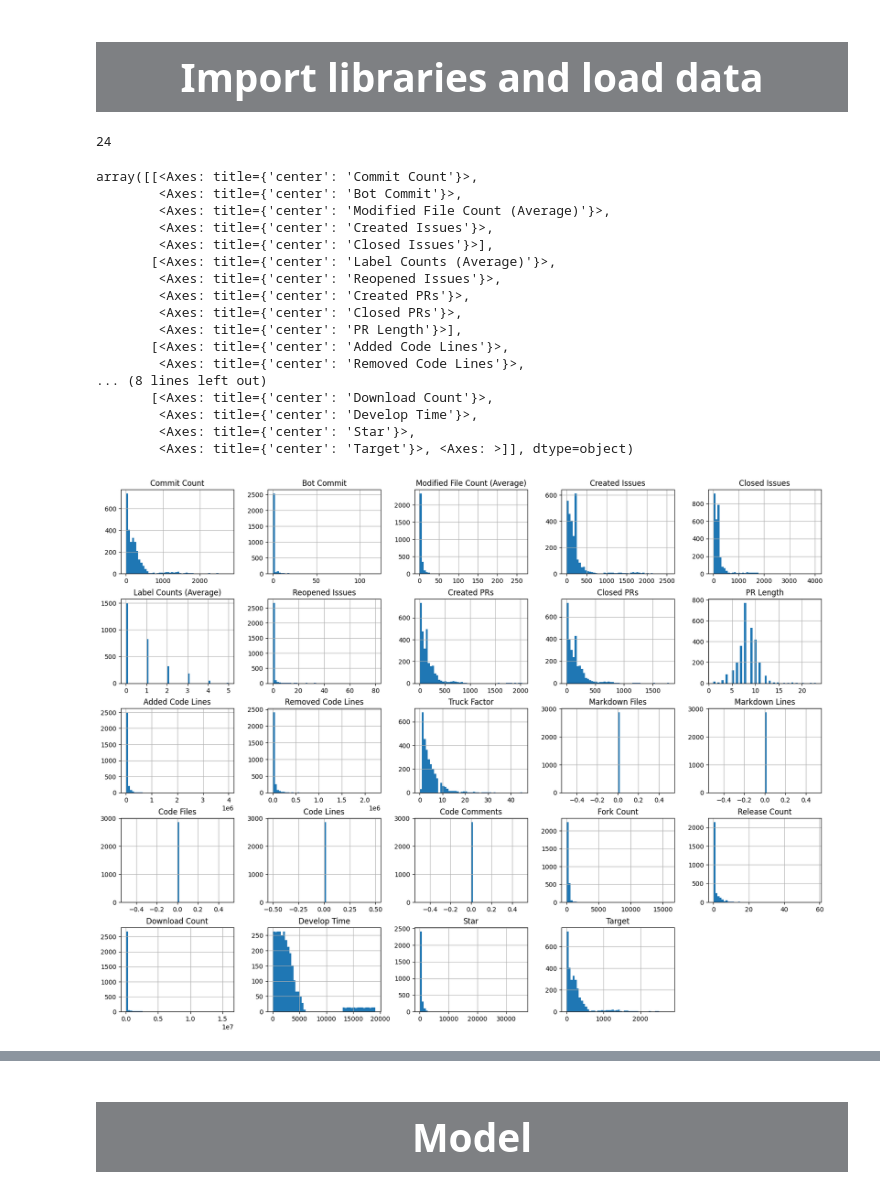
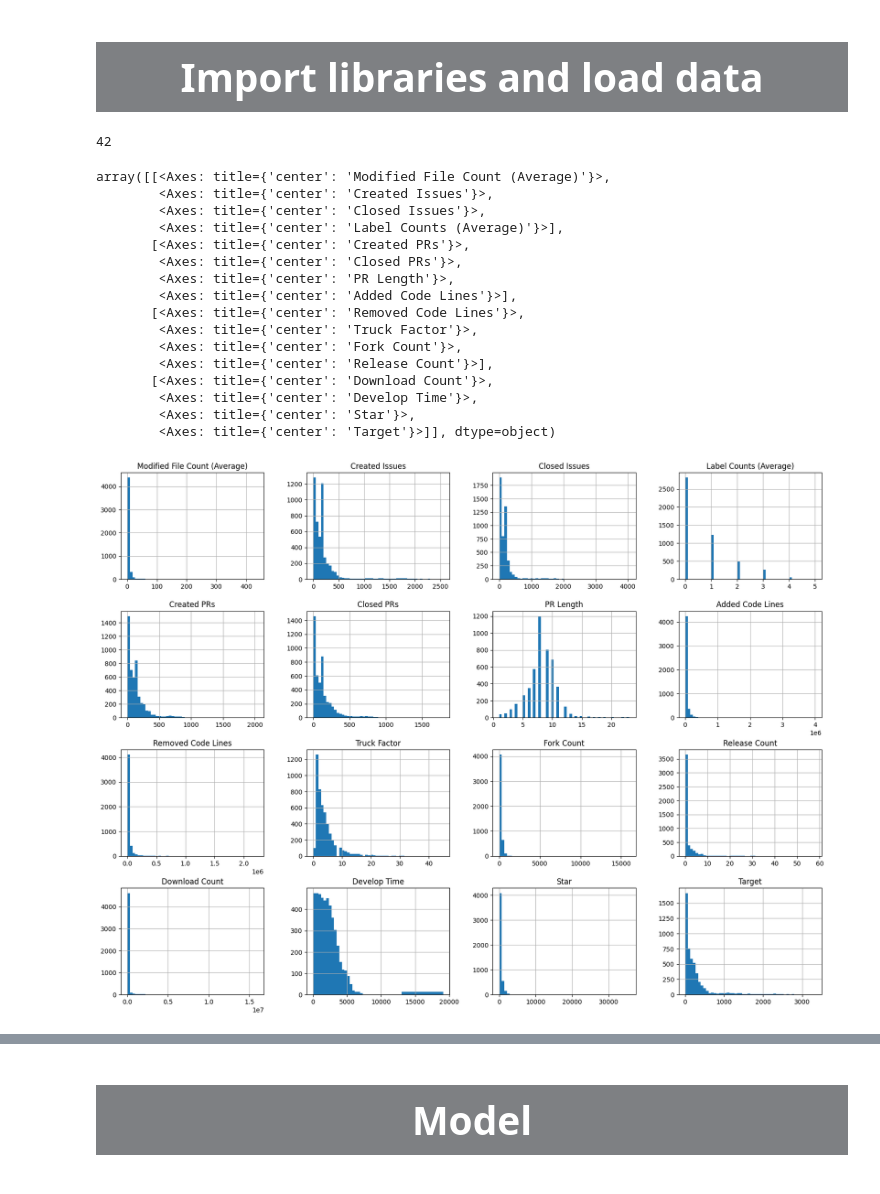
Before and after one commit to Alanxtl/forecast, a Jupyter notebook: src/model/ml.ipynb, the cells around one changed output, grey strips where cells are left out. Drawn from its saved outputs; the diff is of its cells as text; code cells hidden in the pictures.

```diff
--- a/src/model/ml.ipynb
+++ b/src/model/ml.ipynb
@@ -25,7 +29,7 @@ def count_files_in_directory(directory):
                 i += 1
 
                 # Shift the 'Commit Count' column up by one and assign it to 'target' column
-                df['Target'] = df['Commit Count'].shift(-1)
+                df['Target'] = df['Commit Count'].shift(-2)
                 df['Target'] = df['Target'].fillna(df['Commit Count'])
 
                 if 'tensor_list' not in locals():
@@ -38,4 +42,4 @@ def count_files_in_directory(directory):
 # %%
 all = count_files_in_directory(dir)
 # %% [output]
-24
+42
@@ -104,25 +46,24 @@ def process(all):
 # %%
-data = process(all)
+data, _ = process(all)
 data.hist(bins=50, figsize=(20,15))
 # %% [output]
-array([[<Axes: title={'center': 'Commit Count'}>,
-        <Axes: title={'center': 'Bot Commit'}>,
-        <Axes: title={'center': 'Modified File Count (Average)'}>,
+array([[<Axes: title={'center': 'Modified File Count (Average)'}>,
         <Axes: title={'center': 'Created Issues'}>,
-        <Axes: title={'center': 'Closed Issues'}>],
-       [<Axes: title={'center': 'Label Counts (Average)'}>,
-        <Axes: title={'center': 'Reopened Issues'}>,
-        <Axes: title={'center': 'Created PRs'}>,
+        <Axes: title={'center': 'Closed Issues'}>,
+        <Axes: title={'center': 'Label Counts (Average)'}>],
+       [<Axes: title={'center': 'Created PRs'}>,
         <Axes: title={'center': 'Closed PRs'}>,
-        <Axes: title={'center': 'PR Length'}>],
-       [<Axes: title={'center': 'Added Code Lines'}>,
-        <Axes: title={'center': 'Removed Code Lines'}>,
-... (8 lines left out)
+        <Axes: title={'center': 'PR Length'}>,
+        <Axes: title={'center': 'Added Code Lines'}>],
+       [<Axes: title={'center': 'Removed Code Lines'}>,
+        <Axes: title={'center': 'Truck Factor'}>,
+        <Axes: title={'center': 'Fork Count'}>,
+        <Axes: title={'center': 'Release Count'}>],
        [<Axes: title={'center': 'Download Count'}>,
         <Axes: title={'center': 'Develop Time'}>,
         <Axes: title={'center': 'Star'}>,
-        <Axes: title={'center': 'Target'}>, <Axes: >]], dtype=object)
+        <Axes: title={'center': 'Target'}>]], dtype=object)
-[figure, old version]
+[figure, new version]
 # %%
 # 分离特征和目标变量
 features = data.drop("Target", axis=1)
```
Also changed, not shown: parts of 21 cells of this notebook, 7 other files.
